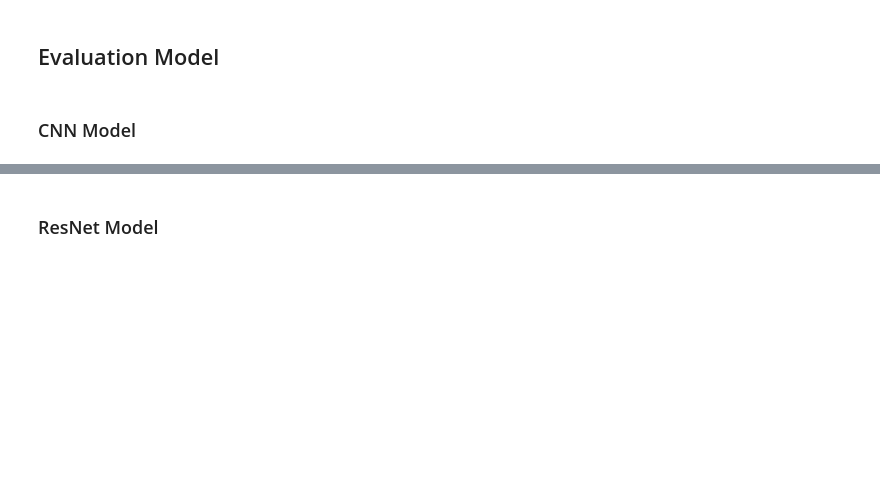
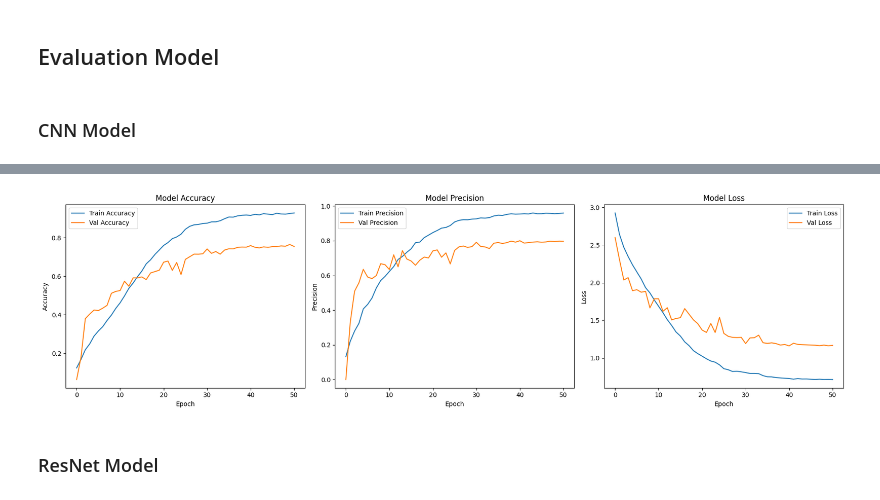
Before and after one commit to Cecil-B-Liv/WheatClassification, a Jupyter notebook: model/Task2_new_need_train.ipynb, the cells around one changed output, grey strips where cells are left out. Saved outputs shown, nothing was run; the diff lists cells and outputs as text; code cells hidden in the pictures; blank space fills up the shorter version.

Commit message:
Feat: Task 2 Train Finish

```diff
--- a/model/Task2_new_need_train.ipynb
+++ b/model/Task2_new_need_train.ipynb
@@ -825,0 +848,10 @@ tensorboard_cb = TensorBoard(log_dir='logs', histogram_freq=1)
+# %%
+efficient_net_checkpoint = tf.keras.callbacks.ModelCheckpoint(
+    filepath='saved_model/task2_efficient_net_model.h5',
+    monitor="val_accuracy",
+    verbose=1,
+    save_best_only=True,
+    mode='auto',
+    save_weights_only=False,
+    save_freq='epoch'
+)
@@ -827,18 +924,30 @@ tensorboard_cb = TensorBoard(log_dir='logs', histogram_freq=1)
 ## Evaluation Model
 # %%
 def evaluate_model(history):
-    plt.figure(figsize=(12, 4))
+    plt.figure(figsize=(18, 5))
 
-    plt.subplot(1, 2, 1)
-    plt.plot(history.history['categorical_accuracy'], label='Train Accuracy')
-    if 'val_categorical_accuracy' in history.history:
-        plt.plot(history.history['val_categorical_accuracy'], label='Val Accuracy')
+    # Accuracy plot
+    plt.subplot(1, 3, 1)
+    plt.plot(history.history['accuracy'], label='Train Accuracy')
+    if 'val_accuracy' in history.history:
+        plt.plot(history.history['val_accuracy'], label='Val Accuracy')
     plt.title('Model Accuracy')
     plt.xlabel('Epoch')
     plt.ylabel('Accuracy')
     plt.legend()
 
-    plt.subplot(1, 2, 2)
+    # Precision plot
+    plt.subplot(1, 3, 2)
+    plt.plot(history.history['precision'], label='Train Precision')
+    if 'val_precision' in history.history:
+        plt.plot(history.history['val_precision'], label='Val Precision')
+    plt.title('Model Precision')
+    plt.xlabel('Epoch')
+    plt.ylabel('Precision')
+    plt.legend()
+
+    # Loss plot
+    plt.subplot(1, 3, 3)
     plt.plot(history.history['loss'], label='Train Loss')
     if 'val_loss' in history.history:
         plt.plot(history.history['val_loss'], label='Val Loss')
@@ -1025,5 +1140,5 @@ Model: "sequential_13"
 # %%
-densenet_history = densenet_model.fit(
+efficient_net_history = efficientnet_model.fit(
     train_gen,
     batch_size = 16,
     validation_data = valid_gen,
@@ -1031,12 +1146,13 @@ densenet_history = densenet_model.fit(
     verbose=1,
     class_weight=index_weights,
         callbacks = [
-            early_stopping,
+            early_stopping_loss,
+            early_stopping_accuracy,
             reduce_lr,
             loss_spike_stopper,
             terminate_nan,
-            densenet_checkpoint,
-            densenet_csv_logger,
+            efficient_net_checkpoint,
+            efficient_net_csv_logger,
             tensorboard_cb,
         ]
 )
@@ -1043,5 +1177,7 @@ densenet_history = densenet_model.fit(
 # %%
-densenet_val_acc = evaluate_model(densenet_history)
+efficient_net_val_acc = evaluate_model(efficient_net_history)
+# %% [output]
+[figure, added]
 # %% [markdown]
 ### ResNet Model
 # %%
```
Also changed, not shown: parts of 28 cells of this notebook, 36 other files.
